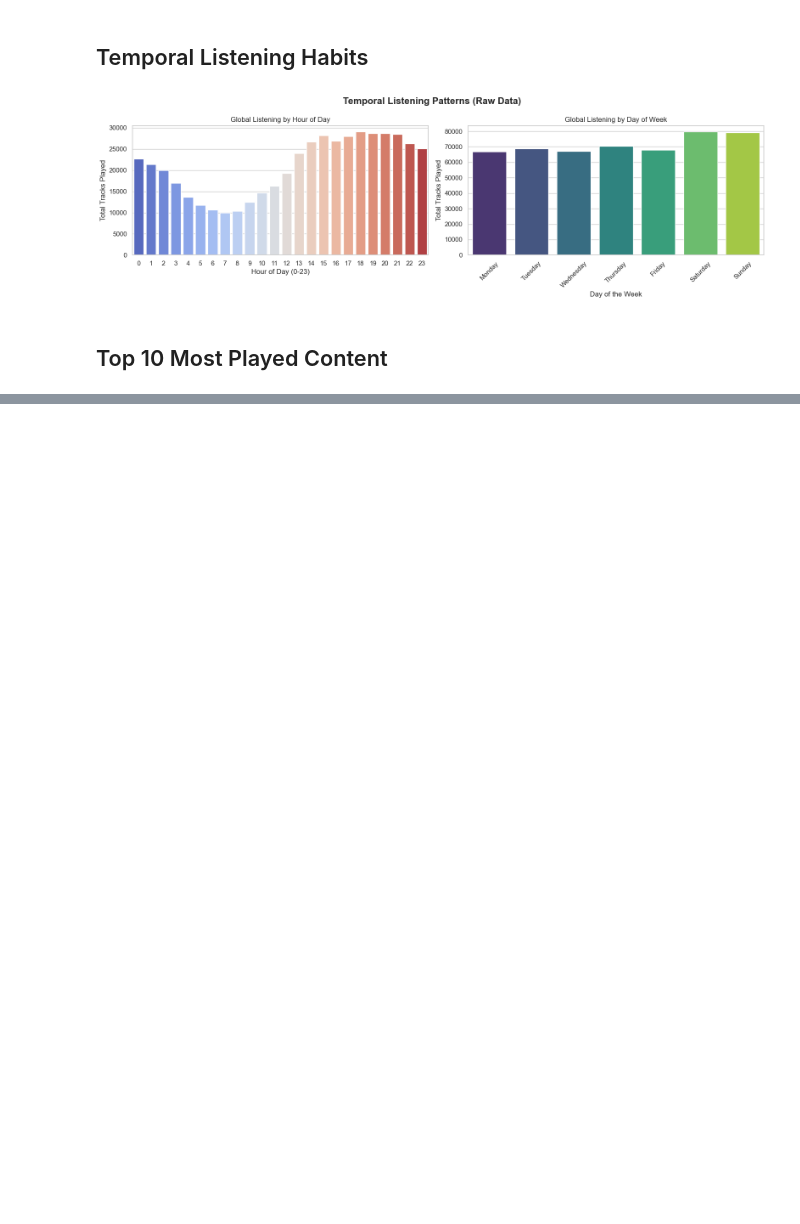
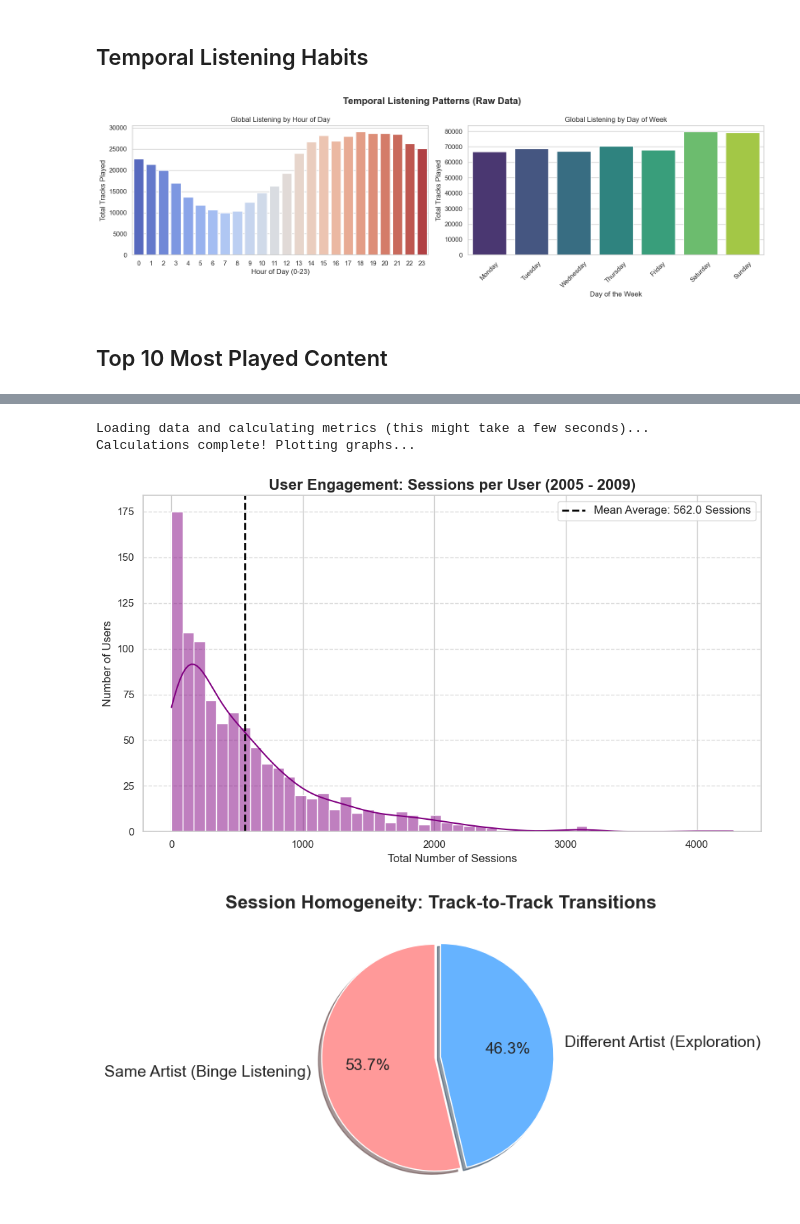
Before and after one commit to Rimaro03/project-recommender-system, a Jupyter notebook: exploratory_data_analysis.ipynb, the cells around one changed output, grey strips where cells are left out. Cells and saved outputs as stored; diff of their text form; code cells hidden in the pictures; blank space fills up the shorter version.

```diff
--- a/exploratory_data_analysis.ipynb
+++ b/exploratory_data_analysis.ipynb
@@ -161,0 +162,68 @@ plt.show()
+# %%
+import matplotlib.pyplot as plt
+import seaborn as sns
+
+print("Loading data and calculating metrics (this might take a few seconds)...")
+
+# 1. Load the preprocessed sequence data
+# (Make sure this path matches your folder structure)
+train_1k = pd.read_pickle("datasets/processed/train/session_train.pkl")
+
+# 2. Calculate User Activity (How many sessions belong to each user)
+sessions_per_user = train_1k['user_key'].value_counts()
+
+# 3. Calculate Artist Binge-Listening (Track-to-Track transitions)
+consecutive_artist_plays = 0
+total_transitions = 0
+
+# Loop through every session's list of artists
+for session in train_1k['artist_key']:
+    if len(session) > 1:
+        for i in range(len(session) - 1):
+            total_transitions += 1
+            # If the current artist is the same as the next artist in the queue
+            if session[i] == session[i+1]:
+                consecutive_artist_plays += 1
+
+print("Calculations complete! Plotting graphs...")
+
+# --- GRAPH 1: User Activity Distribution ---
+plt.figure(figsize=(10, 6))
+sns.histplot(sessions_per_user, bins=50, kde=True, color="purple")
+
+plt.title("User Engagement: Sessions per User (2005 - 2009)", fontweight='bold', fontsize=16)
+plt.xlabel("Total Number of Sessions", fontsize=12)
+plt.ylabel("Number of Users", fontsize=12)
+
+# Add a line for the mean average
+plt.axvline(sessions_per_user.mean(), color='black', linestyle='dashed', linewidth=2,
+            label=f'Mean Average: {sessions_per_user.mean():.1f} Sessions')
+plt.legend(fontsize=12)
+plt.grid(axis='y', linestyle='--', alpha=0.7)
+
+plt.tight_layout()
+plt.show()
+
+# ---------------------------------------------------------
+
+# --- GRAPH 2: Artist Homogeneity Pie Chart ---
+plt.figure(figsize=(8, 8))
+
+# Data to plot
+sizes = [consecutive_artist_plays, total_transitions - consecutive_artist_plays]
+labels = ['Same Artist (Binge Listening)', 'Different Artist (Exploration)']
+colors = ['#ff9999','#66b3ff']
+explode = (0.05, 0) # slightly "explode" the first slice for emphasis
+
+plt.pie(sizes, explode=explode, labels=labels, colors=colors, autopct='%1.1f%%',
+        shadow=True, startangle=90, textprops={'fontsize': 14})
+
+plt.title("Session Homogeneity: Track-to-Track Transitions", fontweight='bold', fontsize=16)
+
+plt.tight_layout()
+plt.show()
+# %% [output]
+Loading data and calculating metrics (this might take a few seconds)...
+Calculations complete! Plotting graphs...
+[figure, added]
+[figure, added]
```
Also changed, not shown: parts of 3 cells of this notebook, 1 other file.
